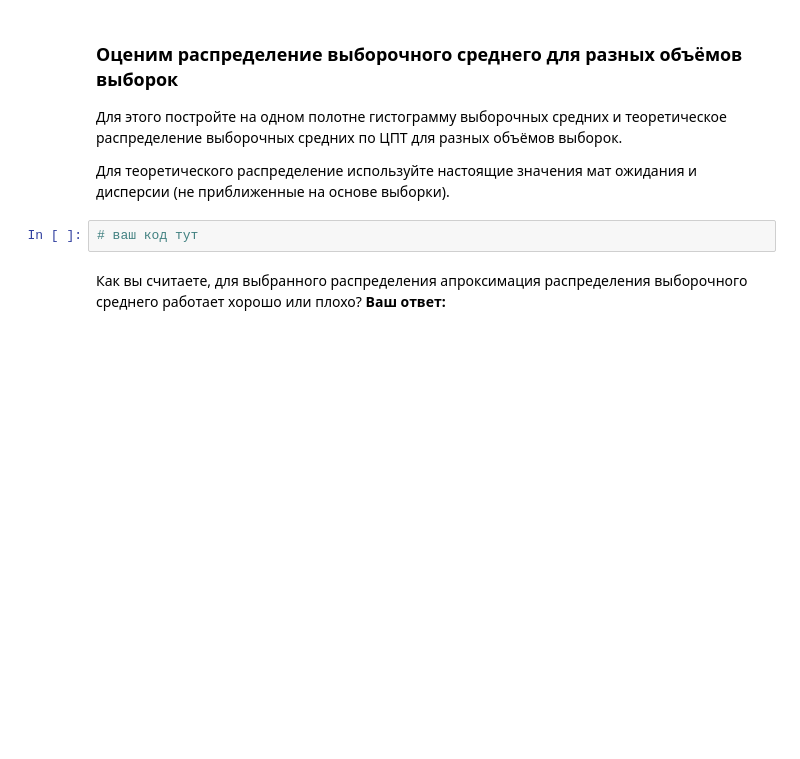
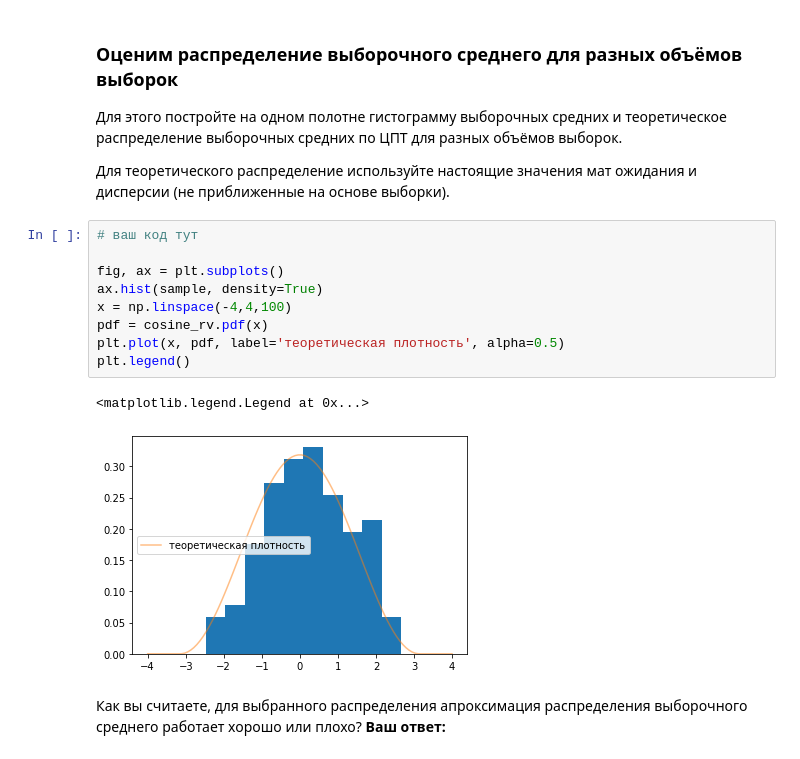
Before and after one commit to theysee/sberbank_reboot, a Jupyter notebook: Поток_3_Практика_к_занятию_11.ipynb, the cells around one changed output. Cells and saved outputs as stored; diff of their text form; blank space fills up the shorter version.

```diff
--- a/Поток_3_Практика_к_занятию_11.ipynb
+++ b/Поток_3_Практика_к_занятию_11.ipynb
@@ -81,8 +81,18 @@ print(sample_var)
 Для этого постройте на одном полотне гистограмму выборочных средних и теоретическое распределение выборочных средних по ЦПТ для разных объёмов выборок.
 
 Для теоретического распределение используйте настоящие значения мат ожидания и дисперсии (не приближенные на основе выборки).
-# %%
-# ваш код тут
+# %%
+# ваш код тут
+
+fig, ax = plt.subplots()
+ax.hist(sample, density=True)
+x = np.linspace(-4,4,100)
+pdf = cosine_rv.pdf(x)
+plt.plot(x, pdf, label='теоретическая плотность', alpha=0.5)
+plt.legend()
+# %% [output]
+<matplotlib.legend.Legend at 0x...>
+[figure, added]
 # %% [markdown]
 Как вы считаете, для выбранного распределения апроксимация распределения выборочного среднего работает хорошо или плохо?
 **Ваш ответ:**
```
Also changed, not shown: parts of 3 cells of this notebook.
